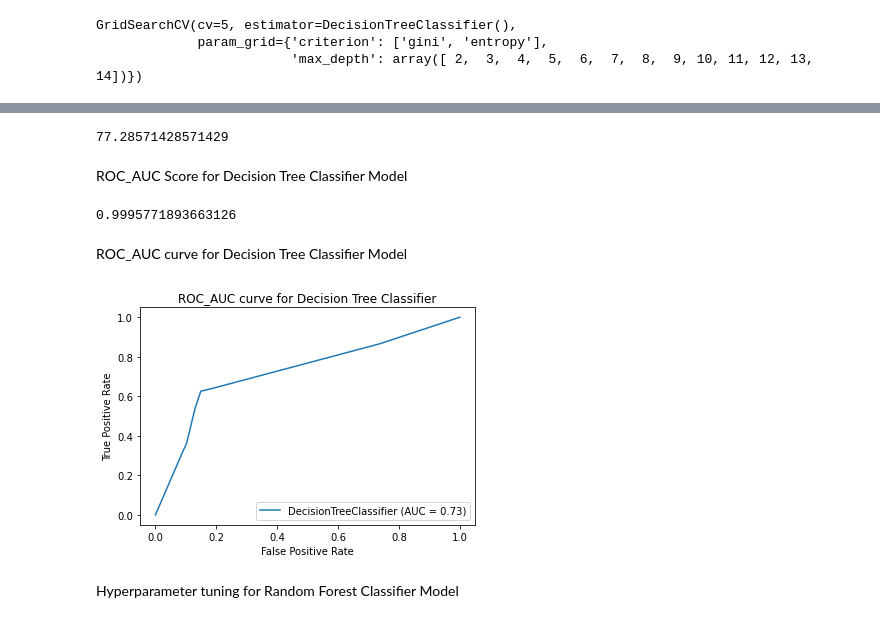
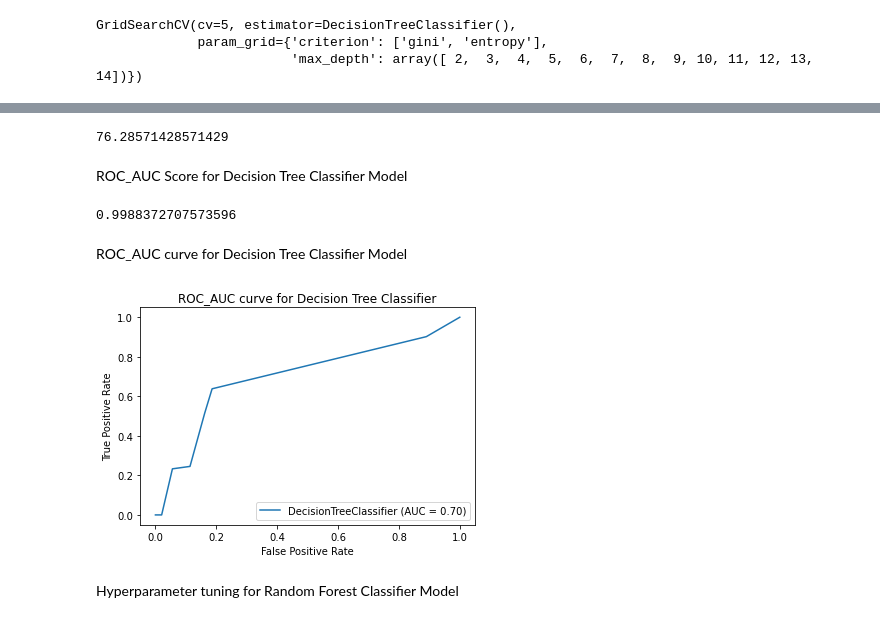
Before and after one commit to Jayasurya72/Insurance-Claims--Fraud-Detection, a Jupyter notebook: Insurance Claims- Fraud Detection.ipynb, the cells around one changed output, grey strips where cells are left out. Saved outputs shown, nothing was run; the diff lists cells and outputs as text; code cells hidden in the pictures.

```diff
--- a/Insurance Claims- Fraud Detection.ipynb
+++ b/Insurance Claims- Fraud Detection.ipynb
@@ -1210,31 +1229,31 @@ GCV.best_params_
 # %%
-mod=DecisionTreeClassifier(criterion='entropy',max_depth=5,random_state=45)
+mod=DecisionTreeClassifier(criterion='entropy',max_depth=4,random_state=45)
 
 mod.fit(x_train,y_train)
 pred=mod.predict(x_test)
 print(accuracy_score(y_test,pred)*100)
 # %% [output]
-77.28571428571429
+76.28571428571429
 # %% [markdown]
 ROC_AUC Score for Decision Tree Classifier Model
 # %%
 from sklearn.datasets import load_breast_cancer
 from sklearn.metrics import roc_auc_score
 X,y=load_breast_cancer(return_X_y=True)
-clf1=DecisionTreeClassifier(criterion='entropy',max_depth=5,random_state=45).fit(X,y)
+clf1=DecisionTreeClassifier(criterion='entropy',max_depth=4,random_state=45).fit(X,y)
 roc_auc_score(y,clf1.predict_proba(X)[:,1])
 # %% [output]
-0.9995771893663126
+0.9988372707573596
 # %% [markdown]
 ROC_AUC curve for Decision Tree Classifier Model
 # %%
-dt=DecisionTreeClassifier(criterion='entropy',max_depth=5,random_state=45)
+dt=DecisionTreeClassifier(criterion='entropy',max_depth=4,random_state=45)
 dt.fit(x_train,y_train)
 dt_disp=plot_roc_curve(dt,x_test,y_test)
 plt.title('ROC_AUC curve for Decision Tree Classifier')
 plt.show()
 # %% [output]
-[figure, old version]
+[figure, new version]
 # %% [markdown]
 Hyperparameter tuning for Random Forest Classifier Model
 # %%
```
Also changed, not shown: parts of 53 cells of this notebook.
